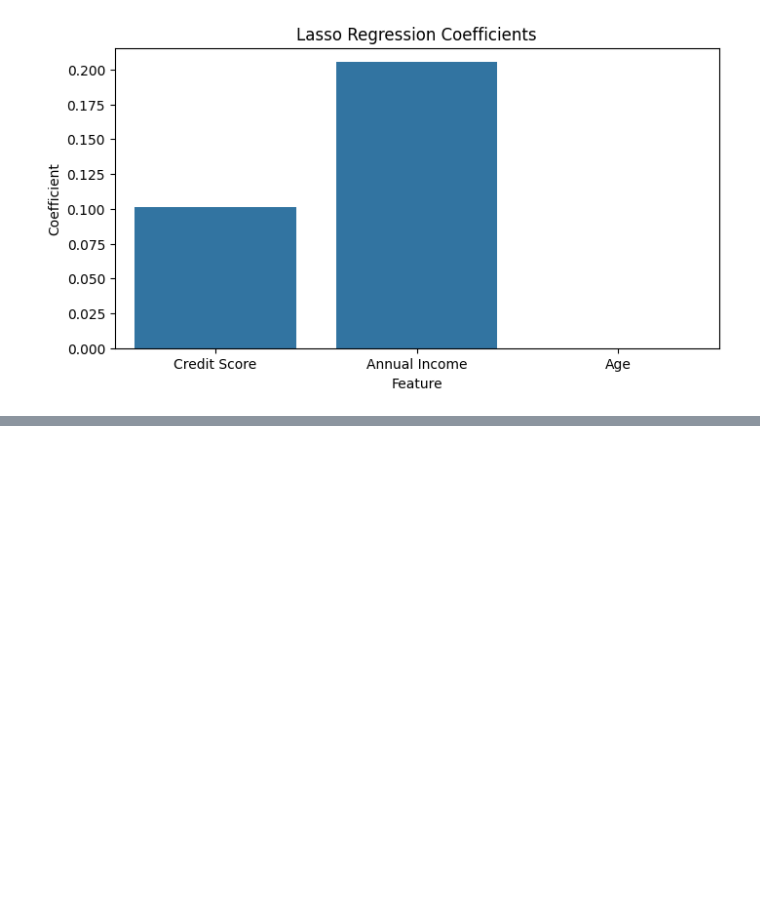
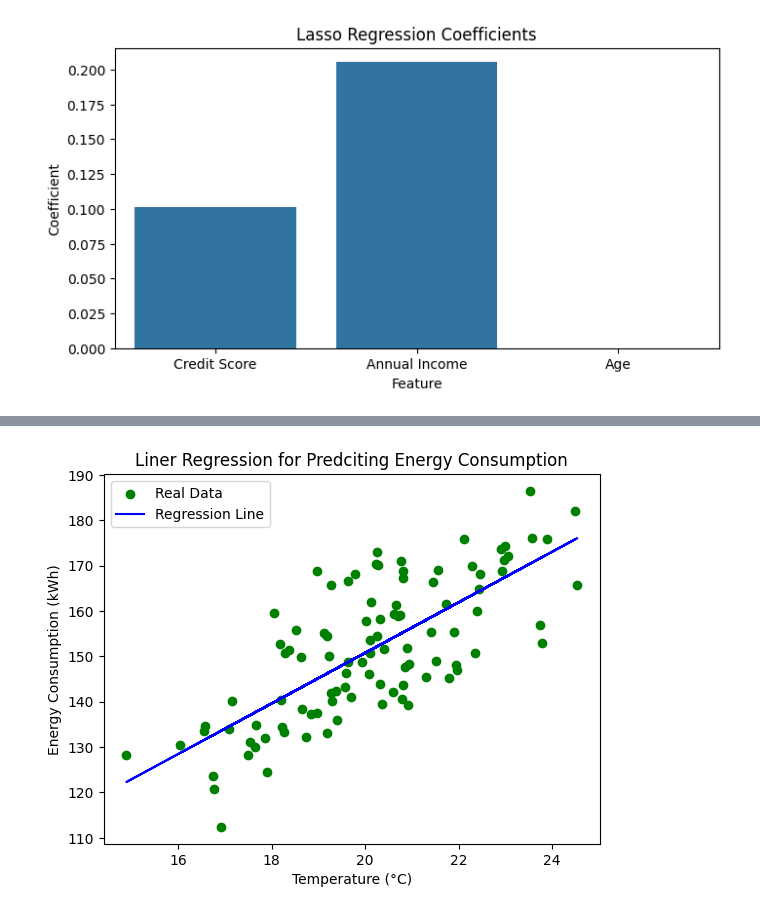
Before and after one commit to MehrdadJalali-AI/Statistics-and-Machine-Learning, a Jupyter notebook: C2_ML.ipynb, the cells around one changed output, grey strips where cells are left out. Saved outputs shown, nothing was run; the diff lists cells and outputs as text; code cells hidden in the pictures; blank space fills up the shorter version.

```diff
--- a/C2_ML.ipynb
+++ b/C2_ML.ipynb
@@ -573,0 +584,29 @@ plt.show()
+# %%
+import numpy as np
+import matplotlib.pyplot as plt
+
+# Generate synthetic data resembling a real-world scenario
+np.random.seed(0)
+
+# Simulated input variable (e.g., temperature in Celsius)
+X = 20 + 2 * np.random.randn(100)
+
+# Simulated output variable (e.g., energy consumption)
+# This data represents a scenario where energy consumption is related to temperature
+y = 50 + 5 * X + 10 * np.random.randn(100)
+
+# Fit a linear regression model (or any other appropriate model)
+from sklearn.linear_model import LinearRegression
+model = LinearRegression()
+model.fit(X.reshape(-1, 1), y.reshape(-1, 1))
+
+# Plot the synthetic data points and regression line
+plt.scatter(X, y, label='Real Data', color='g')
+plt.plot(X, model.predict(X.reshape(-1, 1)), label='Regression Line', color='b')
+plt.xlabel('Temperature (°C)')
+plt.ylabel('Energy Consumption (kWh)')
+plt.title('Liner Regression for Predciting Energy Consumption')
+plt.legend()
+plt.show()
+# %% [output]
+[figure, added]
```
Also changed, not shown: parts of 29 cells of this notebook.
